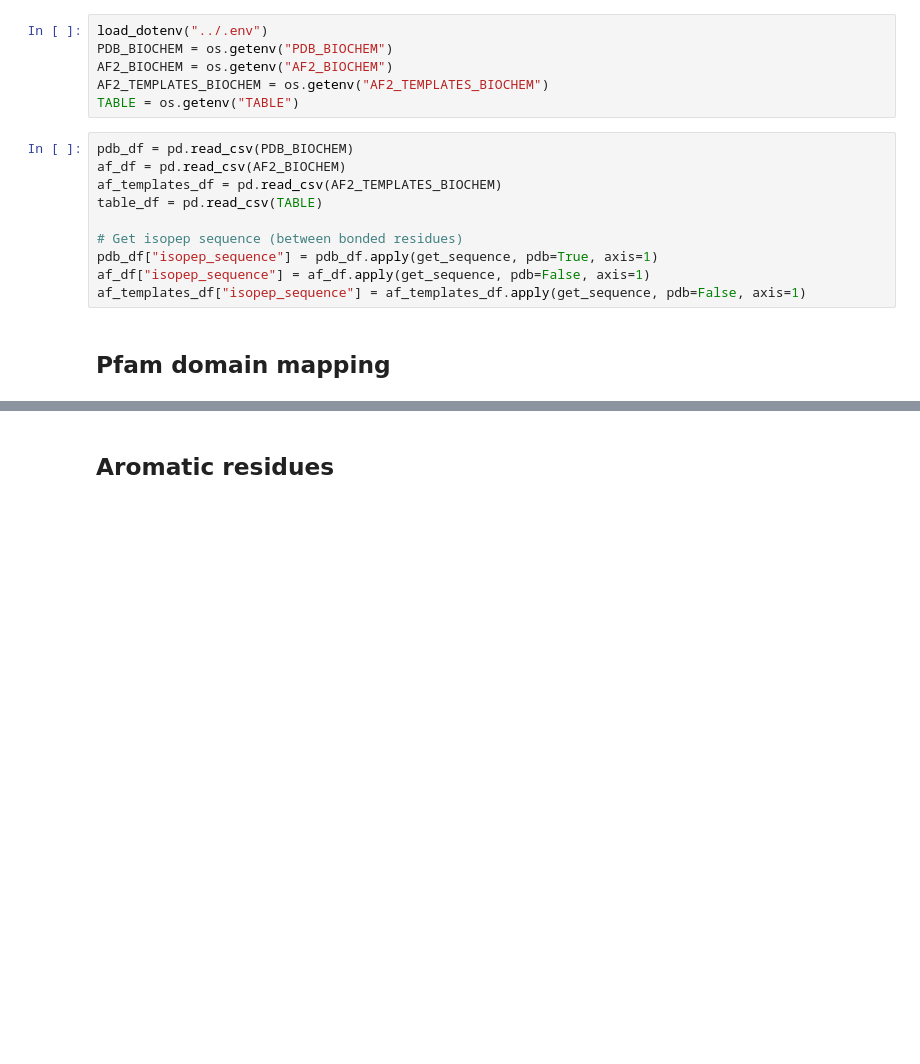
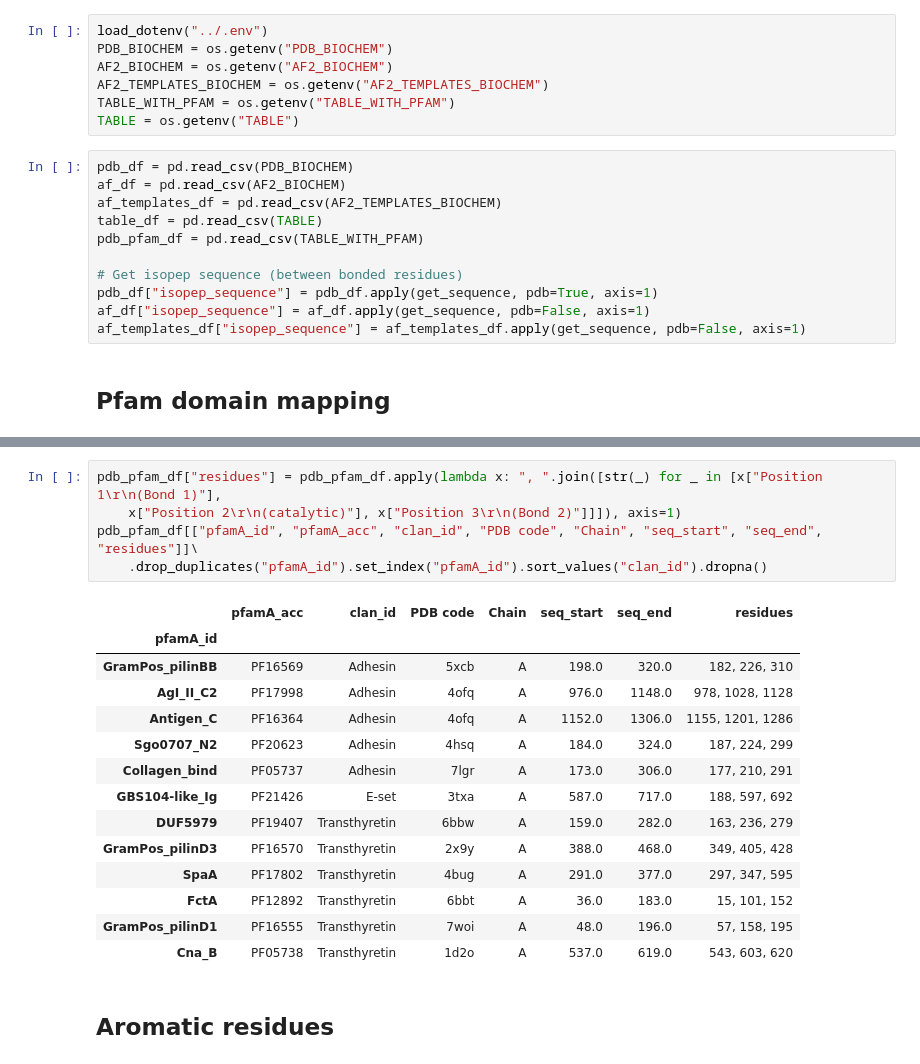
Before and after one commit to FranceCosta/isopeptide_bonds_global_survey, a Jupyter notebook: notebooks/20250729_analyseDataset_v3.ipynb, the cells around one changed output, grey strips where cells are left out. Cells and saved outputs as stored; diff of their text form; blank space fills up the shorter version.

```diff
--- a/notebooks/20250729_analyseDataset_v3.ipynb
+++ b/notebooks/20250729_analyseDataset_v3.ipynb
@@ -19,12 +19,14 @@ load_dotenv("../.env")
 PDB_BIOCHEM = os.getenv("PDB_BIOCHEM")
 AF2_BIOCHEM = os.getenv("AF2_BIOCHEM")
 AF2_TEMPLATES_BIOCHEM = os.getenv("AF2_TEMPLATES_BIOCHEM")
+TABLE_WITH_PFAM = os.getenv("TABLE_WITH_PFAM")
 TABLE = os.getenv("TABLE")
 # %%
 pdb_df = pd.read_csv(PDB_BIOCHEM)
 af_df = pd.read_csv(AF2_BIOCHEM)
 af_templates_df = pd.read_csv(AF2_TEMPLATES_BIOCHEM)
 table_df = pd.read_csv(TABLE)
+pdb_pfam_df = pd.read_csv(TABLE_WITH_PFAM)
 
 # Get isopep sequence (between bonded residues)
 pdb_df["isopep_sequence"] = pdb_df.apply(get_sequence, pdb=True, axis=1)
@@ -154,3 +37,23 @@ sns.clustermap(corr_matrix, cmap="seismic", vmin=-1, vmax=1, annot=True, fmt=".2
+# %%
+pdb_pfam_df["residues"] = pdb_pfam_df.apply(lambda x: ", ".join([str(_) for _ in [x["Position 1\r\n(Bond 1)"],
+    x["Position 2\r\n(catalytic)"], x["Position 3\r\n(Bond 2)"]]]), axis=1)
+pdb_pfam_df[["pfamA_id", "pfamA_acc", "clan_id", "PDB code", "Chain", "seq_start", "seq_end", "residues"]]\
+    .drop_duplicates("pfamA_id").set_index("pfamA_id").sort_values("clan_id").dropna()
+# %% [output]
+|  | pfamA_acc | clan_id | PDB code | Chain | seq_start | seq_end | residues |
+| pfamA_id |  |  |  |  |  |  |  |
+| GramPos_pilinBB | PF16569 | Adhesin | 5xcb | A | 198.0 | 320.0 | 182, 226, 310 |
+| AgI_II_C2 | PF17998 | Adhesin | 4ofq | A | 976.0 | 1148.0 | 978, 1028, 1128 |
+| Antigen_C | PF16364 | Adhesin | 4ofq | A | 1152.0 | 1306.0 | 1155, 1201, 1286 |
+| Sgo0707_N2 | PF20623 | Adhesin | 4hsq | A | 184.0 | 324.0 | 187, 224, 299 |
+| Collagen_bind | PF05737 | Adhesin | 7lgr | A | 173.0 | 306.0 | 177, 210, 291 |
+| GBS104-like_Ig | PF21426 | E-set | 3txa | A | 587.0 | 717.0 | 188, 597, 692 |
+| DUF5979 | PF19407 | Transthyretin | 6bbw | A | 159.0 | 282.0 | 163, 236, 279 |
+| GramPos_pilinD3 | PF16570 | Transthyretin | 2x9y | A | 388.0 | 468.0 | 349, 405, 428 |
+| SpaA | PF17802 | Transthyretin | 4bug | A | 291.0 | 377.0 | 297, 347, 595 |
+| FctA | PF12892 | Transthyretin | 6bbt | A | 36.0 | 183.0 | 15, 101, 152 |
+| GramPos_pilinD1 | PF16555 | Transthyretin | 7woi | A | 48.0 | 196.0 | 57, 158, 195 |
+| Cna_B | PF05738 | Transthyretin | 1d2o | A | 537.0 | 619.0 | 543, 603, 620 |
 # %% [markdown]
 ## Aromatic residues
 # %%
```
Also changed, not shown: parts of 7 cells of this notebook, 32 other files.
